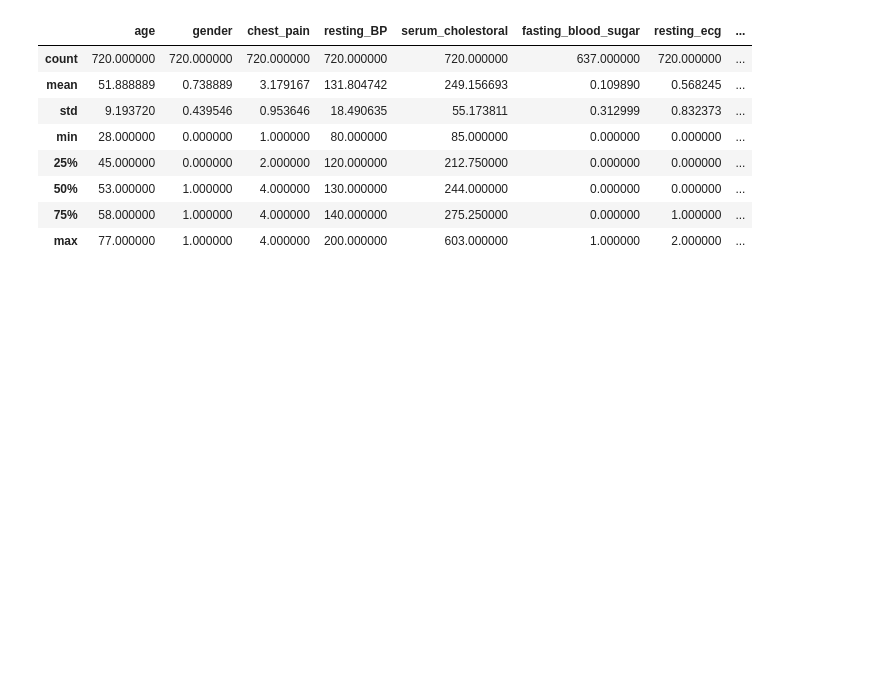
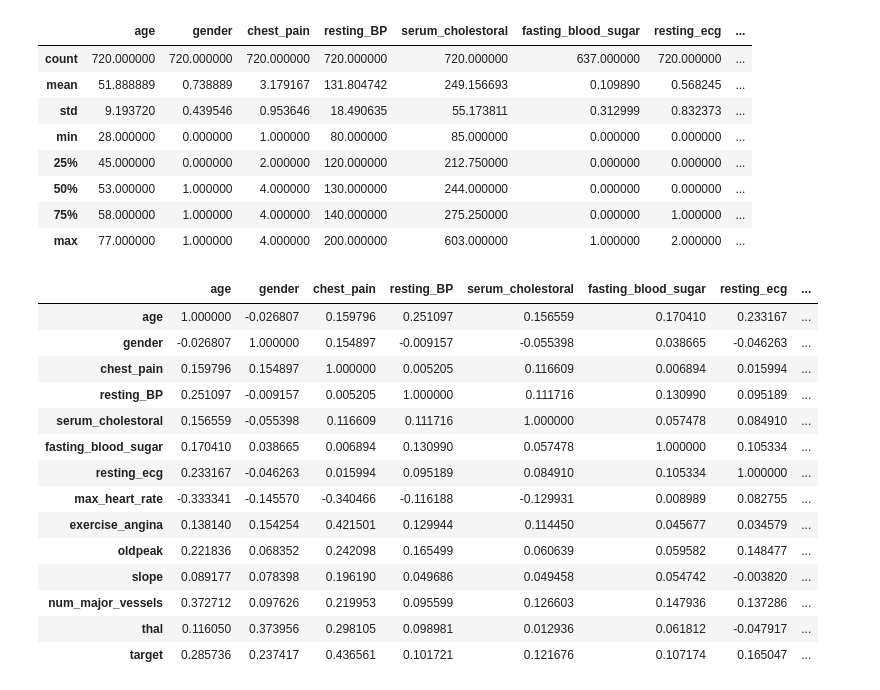
Before and after one commit to bdandu93/EarlyDetectionOfCardioVascularDiseasesUsingMachineLearningAndXAI_Bhargava_Dandu, a Jupyter notebook: notebooks/EarlyDetectionOfHeartDisease_DataPreprocessing.ipynb, the cells around one changed output. Cells and saved outputs as stored; diff of their text form; code cells hidden in the pictures; blank space fills up the shorter version.

```diff
--- a/notebooks/EarlyDetectionOfHeartDisease_DataPreprocessing.ipynb
+++ b/notebooks/EarlyDetectionOfHeartDisease_DataPreprocessing.ipynb
@@ -251,3 +251,24 @@ heart_data.describe()
 | 50% | 53.000000 | 1.000000 | 4.000000 | 130.000000 | 244.000000 | 0.000000 | 0.000000 | ... |
 | 75% | 58.000000 | 1.000000 | 4.000000 | 140.000000 | 275.250000 | 0.000000 | 1.000000 | ... |
 | max | 77.000000 | 1.000000 | 4.000000 | 200.000000 | 603.000000 | 1.000000 | 2.000000 | ... |
+# %%
+#calculating the correlation between the features.
+
+correlation_matrix = heart_data.corr()
+correlation_matrix
+# %% [output]
+|  | age | gender | chest_pain | resting_BP | serum_cholestoral | fasting_blood_sugar | resting_ecg | ... |
+| age | 1.000000 | -0.026807 | 0.159796 | 0.251097 | 0.156559 | 0.170410 | 0.233167 | ... |
+| gender | -0.026807 | 1.000000 | 0.154897 | -0.009157 | -0.055398 | 0.038665 | -0.046263 | ... |
+| chest_pain | 0.159796 | 0.154897 | 1.000000 | 0.005205 | 0.116609 | 0.006894 | 0.015994 | ... |
+| resting_BP | 0.251097 | -0.009157 | 0.005205 | 1.000000 | 0.111716 | 0.130990 | 0.095189 | ... |
+| serum_cholestoral | 0.156559 | -0.055398 | 0.116609 | 0.111716 | 1.000000 | 0.057478 | 0.084910 | ... |
+| fasting_blood_sugar | 0.170410 | 0.038665 | 0.006894 | 0.130990 | 0.057478 | 1.000000 | 0.105334 | ... |
+| resting_ecg | 0.233167 | -0.046263 | 0.015994 | 0.095189 | 0.084910 | 0.105334 | 1.000000 | ... |
+| max_heart_rate | -0.333341 | -0.145570 | -0.340466 | -0.116188 | -0.129931 | 0.008989 | 0.082755 | ... |
+| exercise_angina | 0.138140 | 0.154254 | 0.421501 | 0.129944 | 0.114450 | 0.045677 | 0.034579 | ... |
+| oldpeak | 0.221836 | 0.068352 | 0.242098 | 0.165499 | 0.060639 | 0.059582 | 0.148477 | ... |
+| slope | 0.089177 | 0.078398 | 0.196190 | 0.049686 | 0.049458 | 0.054742 | -0.003820 | ... |
+| num_major_vessels | 0.372712 | 0.097626 | 0.219953 | 0.095599 | 0.126603 | 0.147936 | 0.137286 | ... |
+| thal | 0.116050 | 0.373956 | 0.298105 | 0.098981 | 0.012936 | 0.061812 | -0.047917 | ... |
+| target | 0.285736 | 0.237417 | 0.436561 | 0.101721 | 0.121676 | 0.107174 | 0.165047 | ... |
```
Also changed, not shown: parts of 2 cells of this notebook.
